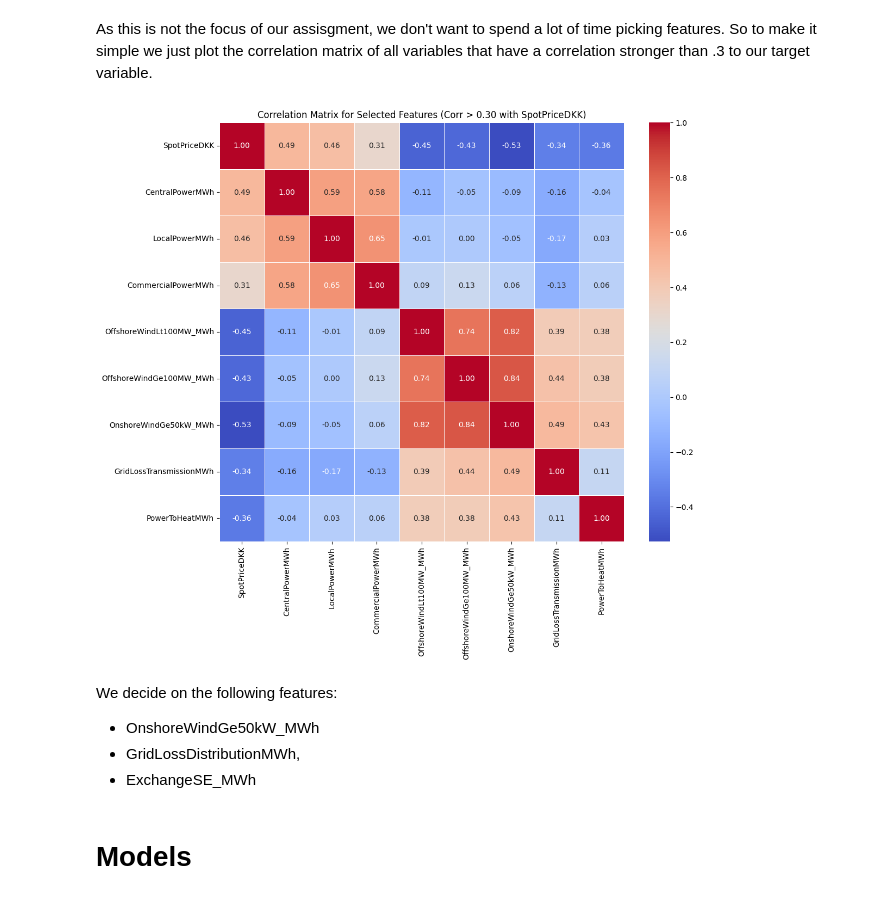
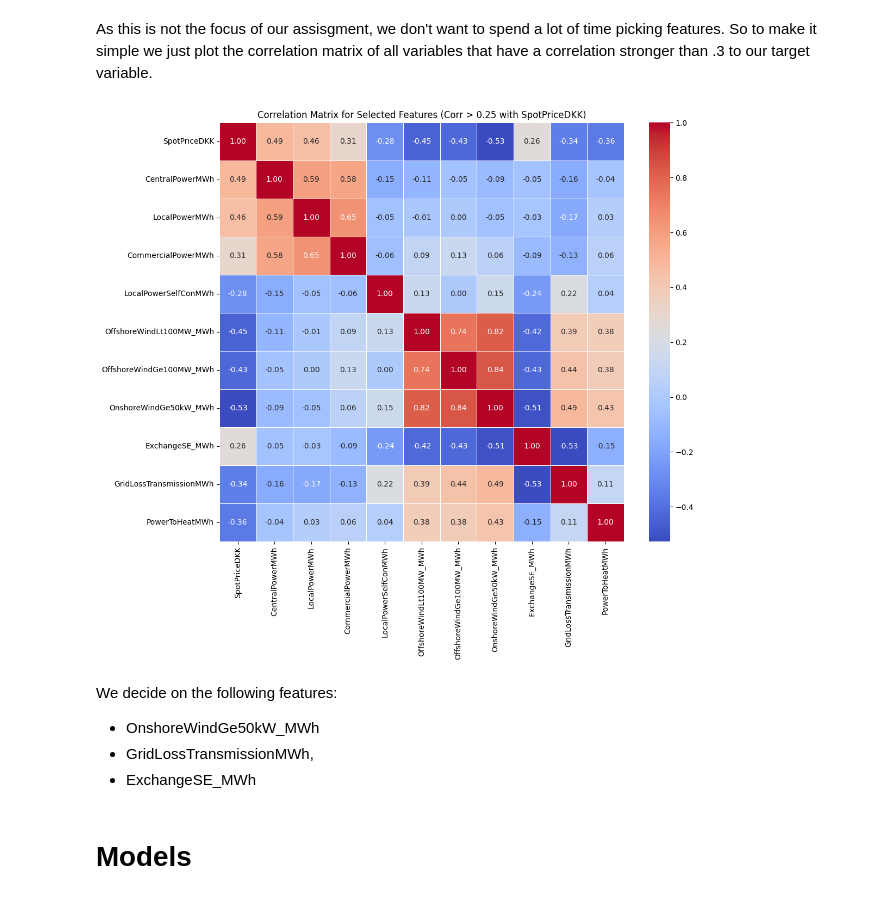
Before and after one commit to LukasMarner/MBML, a Jupyter notebook: Husted/code.ipynb, the cells around one changed output. Saved outputs shown, nothing was run; the diff lists cells and outputs as text; code cells hidden in the pictures.

```diff
--- a/Husted/code.ipynb
+++ b/Husted/code.ipynb
@@ -118,25 +113,25 @@ As this is not the focus of our assisgment, we don't want to spend a lot of time
 # %%
 # Make a correlation matrix
 # Drop all non-numeric columns
 train_data_numeric = train_data.select_dtypes(include=[np.number])
 correlation_matrix = train_data_numeric.corr()
 
 # Filter to include only variables with absolute correlation > 0.30 to SpotPriceDKK
 correlations_with_target = correlation_matrix['SpotPriceDKK']
-selected_vars = correlations_with_target[abs(correlations_with_target) > 0.30].index
+selected_vars = correlations_with_target[abs(correlations_with_target) > 0.25].index
 correlation_matrix_filtered = correlation_matrix.loc[selected_vars, selected_vars]
 
 # Plot the filtered correlation matrix
 plt.figure(figsize=(12, 10))
 sns.heatmap(correlation_matrix_filtered, annot=True, cmap='coolwarm', fmt='.2f', linewidths=0.5)
-plt.title('Correlation Matrix for Selected Features (Corr > 0.30 with SpotPriceDKK)')
+plt.title('Correlation Matrix for Selected Features (Corr > 0.25 with SpotPriceDKK)')
 plt.show()
 # %% [output]
-[figure, old version]
+[figure, new version]
 # %% [markdown]
 We decide on the following features:
  - OnshoreWindGe50kW_MWh
- - GridLossDistributionMWh,
+ - GridLossTransmissionMWh,
  - ExchangeSE_MWh
 # %% [markdown]
 # Models
```
Also changed, not shown: parts of 16 cells of this notebook.
